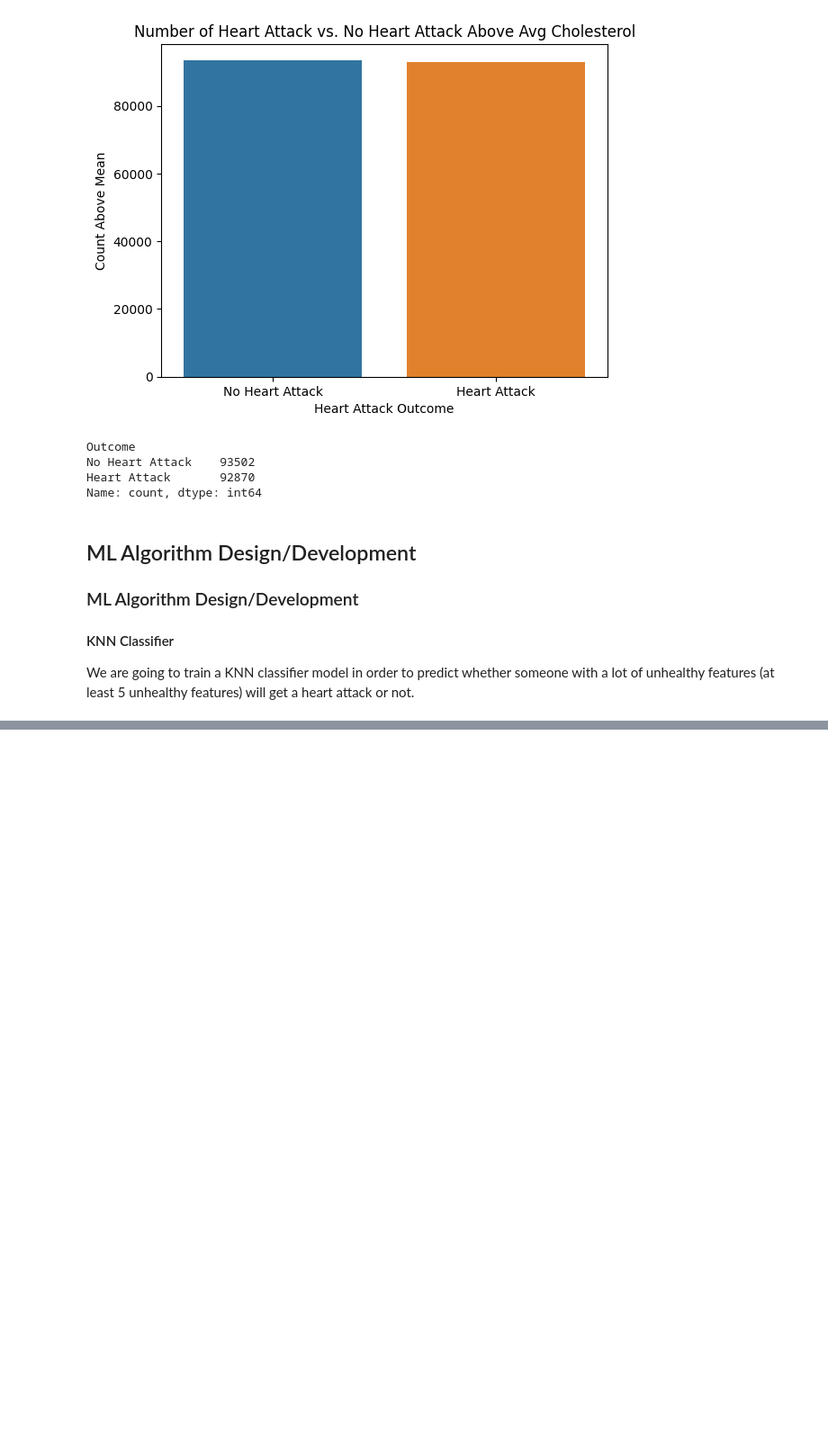
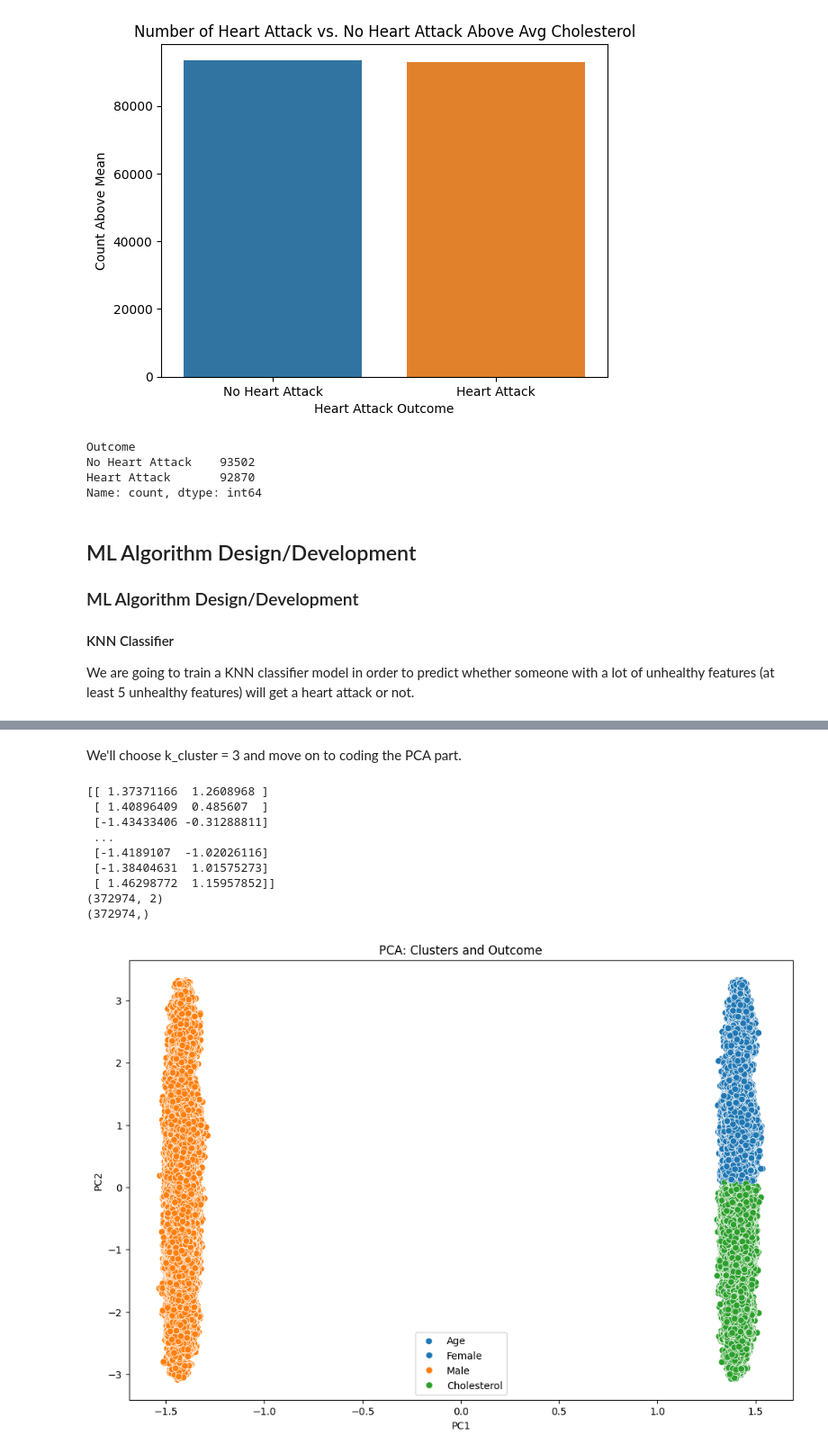
Before and after one commit to kchen3490/cmsc320-final, a Jupyter notebook: notebook.ipynb, the cells around one changed output, grey strips where cells are left out. Shown at 90% size. Drawn from its saved outputs; the diff is of its cells as text; code cells hidden in the pictures; blank space fills up the shorter version.

```diff
--- a/notebook.ipynb
+++ b/notebook.ipynb
@@ -358,0 +428,52 @@ display(predict_kai)
+# %% [markdown]
+We'll choose k_cluster = 3 and move on to coding the PCA part.
+# %%
+def apply_pca(X_scaled, n_components=2): # applies PCA and returns the PCA object and transformed data
+    pca = PCA(n_components)
+    X_pca = pca.fit_transform(X_scaled)
+    return pca, X_pca
+
+def apply_kmeans(X, n_clusters): # applies K-means clustering and return the cluster labels
+    kmeans = KMeans(n_clusters, random_state=seed)
+    labels = kmeans.fit_predict(X)
+    return labels
+
+seed = 42
+k_cluster = 3
+X_scaled = StandardScaler().fit_transform(X)
+pca, X_pca = apply_pca(X_scaled)
+pca_labels = apply_kmeans(X_pca, n_clusters = k_cluster) # Apply K-means to both PCA results
+features = for_ml_heart_attack_df.columns.drop('Outcome').values
+
+## Visualization
+
+def plot_clusters(X, labels, rating, title, xlabel, ylabel):
+    fig, ax = plt.subplots(figsize=(12, 8))
+    kmeans = KMeans(n_clusters=k_cluster, random_state=seed).fit(X)
+    for_ml_heart_attack_df['Cluster'] = pd.Categorical(kmeans.labels_)
+    sns.scatterplot(x=X[:, 0],y=X[:, 1], hue="Cluster", data=for_ml_heart_attack_df,s=45,legend="full")
+    plt.legend(labels=[features[0], features[1], features[2], features[3]])
+
+    plt.title(title)
+    plt.xlabel(xlabel)
+    plt.ylabel(ylabel)
+    plt.show()
+
+print(X_pca)
+print(X_pca.shape)
+print(for_ml_heart_attack_df['Outcome'].shape)
+
+# Visualize PCA results
+plot_clusters(X_pca, pca_labels, for_ml_heart_attack_df['Outcome'],
+              'PCA: Clusters and Outcome', 'PC1', 'PC2')
+# %% [output]
+[[ 1.37371166  1.2608968 ]
+ [ 1.40896409  0.485607  ]
+ [-1.43433406 -0.31288811]
+ ...
+ [-1.4189107  -1.02026116]
+ [-1.38404631  1.01575273]
+ [ 1.46298772  1.15957852]]
+(372974, 2)
+(372974,)
+[figure, added]
```
Also changed, not shown: parts of 10 cells of this notebook.
